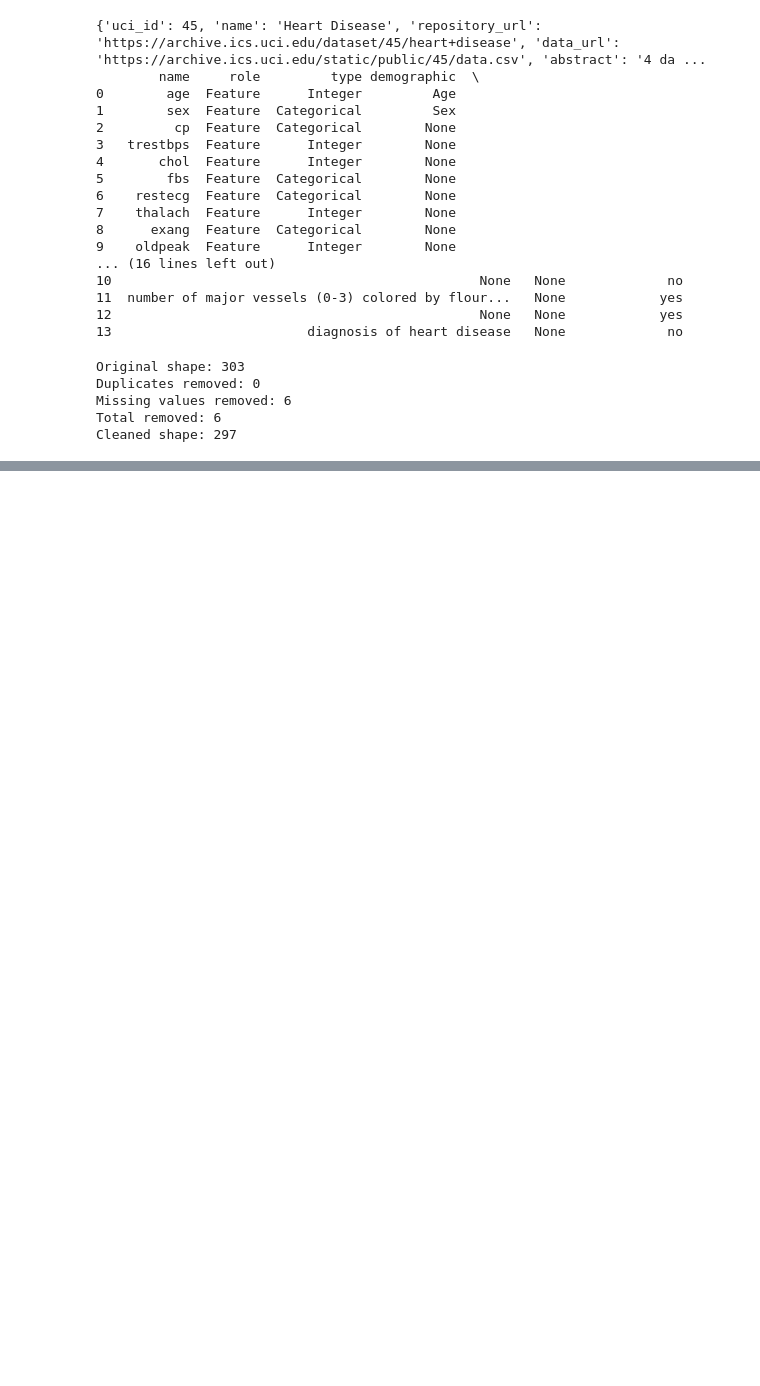
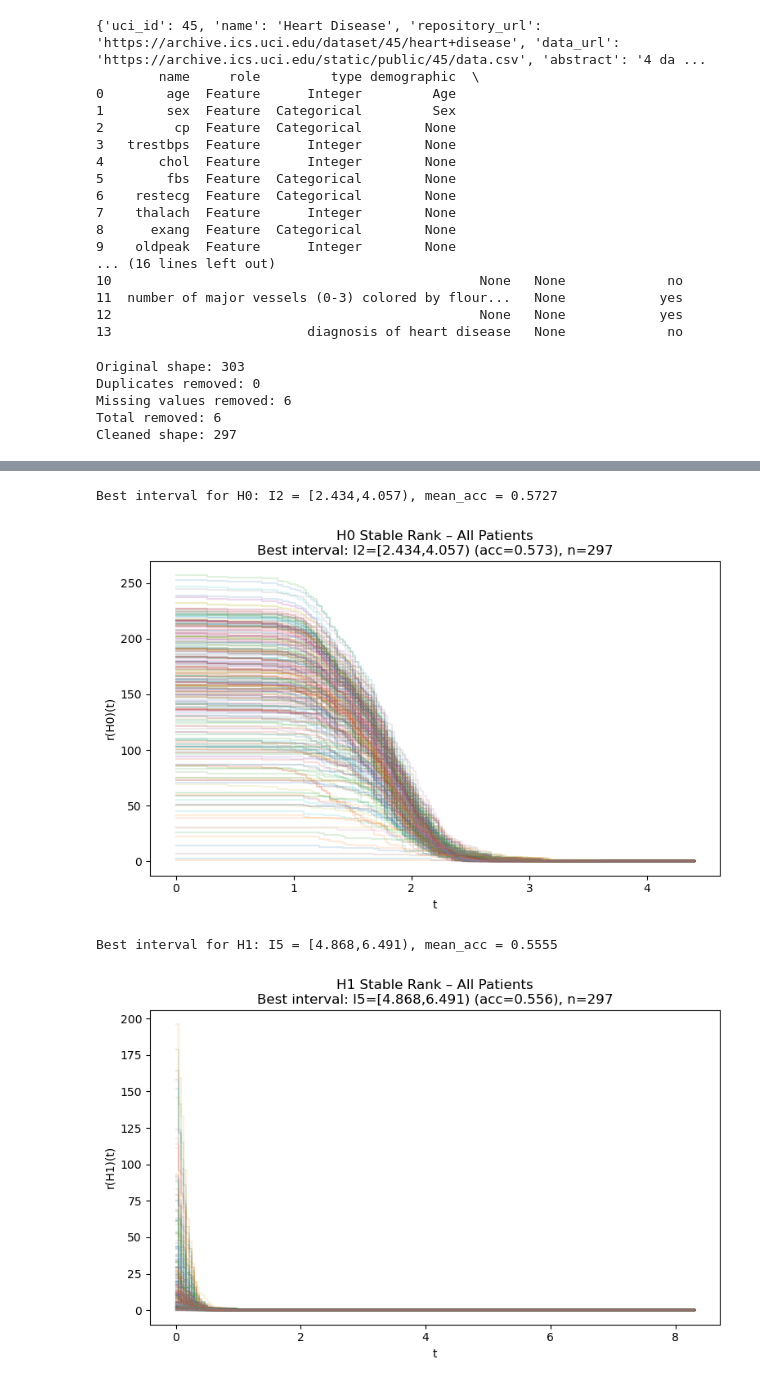
Before and after one commit to ajenee1/TDA, a Jupyter notebook: heart_disease.ipynb, the cells around one changed output, grey strips where cells are left out. Saved outputs shown, nothing was run; the diff lists cells and outputs as text; code cells hidden in the pictures; blank space fills up the shorter version.

```diff
--- a/heart_disease.ipynb
+++ b/heart_disease.ipynb
@@ -592,0 +332,14 @@ Clinical Features (Categorical):
+# %%
+"""Print for a given patient"""
+
+P = 100
+offset = 0
+
+for i in range(len(intervals_used)):
+    print(f"Interval {i} – H0 features:")
+    print(X_features[P][offset : offset + n_t])
+
+    print(f"Interval {i} – H1 features:")
+    print(X_features[P][offset + n_t : offset + 2*n_t])
+
+    offset += 2 * n_t
@@ -592,0 +456,64 @@ Clinical Features (Categorical):
+# %%
+# Plot best interval for H0 and H1 (inline)
+
+for hom in ["H0", "H1"]:
+
+    # Best interval for this homology
+    sub = df_results[df_results["homology"] == hom]
+    best_row = sub.loc[sub["mean_accuracy"].idxmax()]
+    best_i = int(best_row["interval_index"])
+    interval_label = best_row["interval"]
+
+    print(
+        f"Best interval for {hom}: "
+        f"I{best_i} = {interval_label}, "
+        f"mean_acc = {best_row['mean_accuracy']:.4f}"
+    )
+
+    # Time grid
+    tmax = max(float(interval_tmax[best_i]), 1e-6)
+    t_grid = np.linspace(0.0, tmax, 200)
+
+    hom_idx = 0 if hom == "H0" else 1
+    n_plotted = 0
+
+    plt.figure(figsize=(9, 5))
+
+    # Plot all patients
+    for P in range(len(X_PI)):
+        neighbors = X_PI[P][best_i]
+        if neighbors is None or len(neighbors) < 2:
+            continue
+
+        X_subset = X_scaled.iloc[neighbors].to_numpy()
+
+        # Diagram
+        dgm = ripser(X_subset, maxdim=1, metric="euclidean")["dgms"][hom_idx]
+
+        # Stable rank
+        sr = np.zeros_like(t_grid)
+        if len(dgm) > 0:
+            finite = np.isfinite(dgm[:, 1])
+            births = dgm[finite, 0]
+            deaths = dgm[finite, 1]
+            pers = deaths - births
+            pers = pers[np.isfinite(pers)]
+            for k, t in enumerate(t_grid):
+                sr[k] = (pers > t).sum() if pers.size else 0.0
+
+        plt.step(t_grid, sr, where="post", alpha=0.15)
+        n_plotted += 1
+
+    plt.title(
+        f"{hom} Stable Rank – All Patients\n"
+        f"Best interval: I{best_i}={interval_label} "
+        f"(acc={best_row['mean_accuracy']:.3f}), n={n_plotted}"
+    )
+    plt.xlabel("t")
+    plt.ylabel(f"r({hom})(t)")
+    plt.show()
+# %% [output]
+Best interval for H0: I2 = [2.434,4.057), mean_acc = 0.5727
+[figure, added]
+Best interval for H1: I5 = [4.868,6.491), mean_acc = 0.5555
+[figure, added]
```
Also changed, not shown: parts of 27 cells of this notebook, 11 other files.
